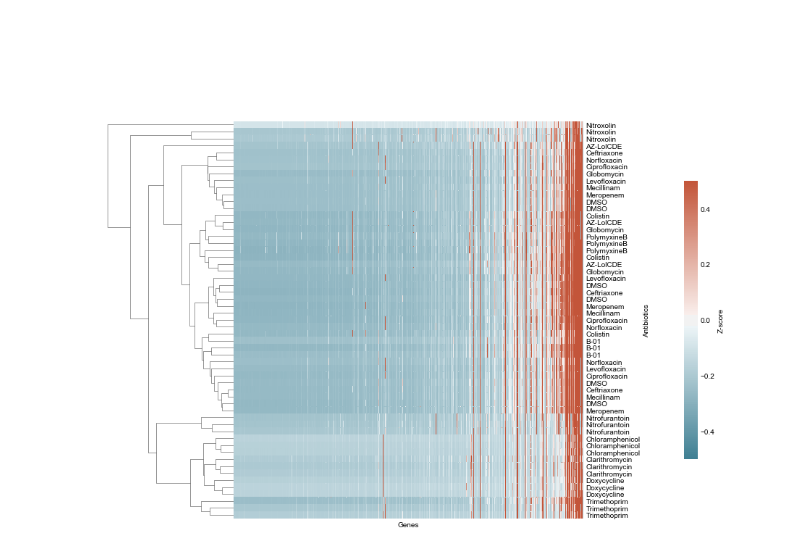
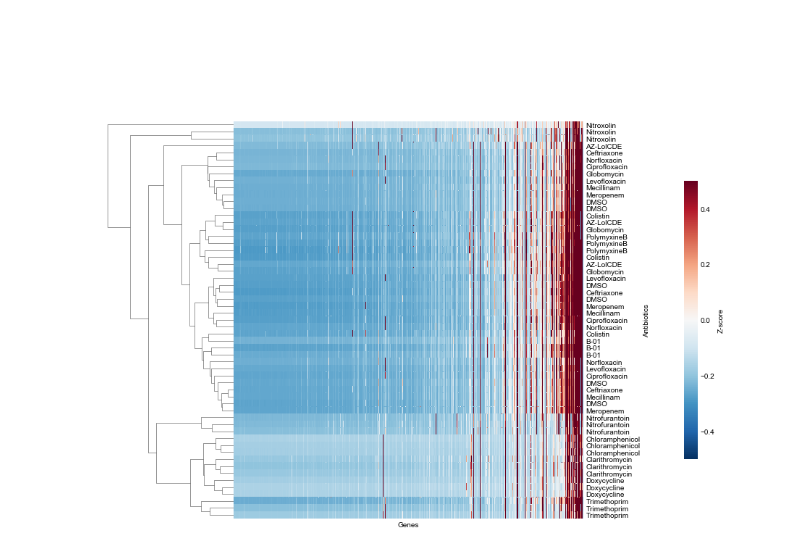
Before and after one commit to azwang10/20.440-spring-2020-project, a Jupyter notebook: code/clustermap_test.ipynb, the cells around one changed output. Drawn from its saved outputs; the diff is of its cells as text; code cells hidden in the pictures.

```diff
--- a/code/clustermap_test.ipynb
+++ b/code/clustermap_test.ipynb
@@ -1,10 +1,15 @@
 # %%
 import pandas as pd
+import numpy as np
 
+# Takes the data in GSE110137_rpkms.gct units of reads per kilobase per million mapped reads,
+# deletes the column 'NAME', and adds a title to each axis
 frame = pd.read_csv('../data/GSE110137_rpkms.gct', sep='\t', skiprows=2, index_col=1)
 del frame['NAME']
-frame.columns.names = ['Antibiotics']
-frame.index.names = ['Genes']
+frame.columns.names, frame.index.names = ['Antibiotics'], ['Genes']
+
+# Genes that are unnamed are removed
+frame = frame[np.all([frame.index != '-', frame.index != 'not available'], axis=0)]
 frame
 # %% [output]
 | Antibiotics | PDD_P2_01 | PDD_P2_02 | PDD_P2_03 | PDD_P2_04 | PDD_P2_05 | PDD_P2_06 | PDD_P2_07 | PDD_P2_09 | PDD_P2_10 | ... |
@@ -44,12 +29,14 @@ frame
 # %%
+# Sample IDs under !series_sample_id in the GSE110137_series_matrix.txt file
 cols = '"PDD_P2_18"	"PDD_P2_44"	"PDD_P2_70"	"PDD_P2_20"	"PDD_P2_46"	"PDD_P2_72"	"PDD_P2_11"	"PDD_P2_37"	"PDD_P2_63"	"PDD_P2_05"	"PDD_P2_31"	"PDD_P2_57"	"PDD_P2_21"	"PDD_P2_47"	"PDD_P2_73"	"PDD_P2_07"	"PDD_P2_33"	"PDD_P2_59"	"PDD_P2_15"	"PDD_P2_41"	"PDD_P2_67"	"PDD_P2_01"	"PDD_P2_02"	"PDD_P2_27"	"PDD_P2_28"	"PDD_P2_53"	"PDD_P2_54"	"PDD_P2_09"	"PDD_P2_35"	"PDD_P2_61"	"PDD_P2_23"	"PDD_P2_49"	"PDD_P2_75"	"PDD_P2_10"	"PDD_P2_36"	"PDD_P2_62"	"PDD_P2_14"	"PDD_P2_40"	"PDD_P2_66"	"PDD_P2_04"	"PDD_P2_30"	"PDD_P2_56"	"PDD_P2_03"	"PDD_P2_29"	"PDD_P2_55"	"PDD_P2_06"	"PDD_P2_32"	"PDD_P2_58"	"PDD_P2_24"	"PDD_P2_50"	"PDD_P2_76"	"PDD_P2_12"	"PDD_P2_38"	"PDD_P2_64"	"PDD_P2_26"	"PDD_P2_52"	"PDD_P2_78"'
 cols = cols.replace('"', '').split('\t')
 
+# Compounds tested under !Sample_title from the GSE110137_series_matrix.txt file
 compounds = '"AZ-LolCDE"	"AZ-LolCDE"	"AZ-LolCDE"	"B-01"	"B-01"	"B-01"	"Ceftriaxone"	"Ceftriaxone"	"Ceftriaxone"	"Chloramphenicol"	"Chloramphenicol"	"Chloramphenicol"	"Ciprofloxacin"	"Ciprofloxacin"	"Ciprofloxacin"	"Clarithromycin"	"Clarithromycin"	"Clarithromycin"	"Colistin"	"Colistin"	"Colistin"	"DMSO"	"DMSO"	"DMSO"	"DMSO"	"DMSO"	"DMSO"	"Doxycycline"	"Doxycycline"	"Doxycycline"	"Globomycin"	"Globomycin"	"Globomycin"	"Levofloxacin"	"Levofloxacin"	"Levofloxacin"	"Mecillinam"	"Mecillinam"	"Mecillinam"	"Meropenem"	"Meropenem"	"Meropenem"	"Nitrofurantoin"	"Nitrofurantoin"	"Nitrofurantoin"	"Nitroxolin"	"Nitroxolin"	"Nitroxolin"	"Norfloxacin"	"Norfloxacin"	"Norfloxacin"	"PolymyxineB"	"PolymyxineB"	"PolymyxineB"	"Trimethoprim"	"Trimethoprim"	"Trimethoprim"'
 compounds = compounds.replace('"', '').split('\t')
 
+# Renames the titles in the original DataFrame with the compound names
 col_dict = dict(zip(cols, compounds))
-frame = frame.rename(columns=col_dict)
-frame = frame.T
-frame
+rpkm = frame.rename(columns=col_dict)
+rpkm
 # %% [output]
@@ -74,0 +57,6 @@ frame
+# %%
+from scipy.stats import zscore
+
+# Calcuates the z-score for each gene relative to all other genes in a sample
+z = rpkm.apply(zscore).T
+z
@@ -79,15 +88,20 @@ matplotlib.rcParams['font.sans-serif'] = 'Arial'
 # %%
 import matplotlib.pyplot as plt
 import seaborn as sns
 
-cmap = sns.diverging_palette(220, 20, as_cmap=True)
+# Clusters each condition by euclidean distance. Please see
+# https://seaborn.pydata.org/generated/seaborn.clustermap.html
+# for more documentation
+h = sns.clustermap(z, figsize=(13, 10), col_cluster=False, cmap='RdBu_r', yticklabels=True, xticklabels=False,
+                   cbar_kws={'pad': 0.19, 'shrink': 0.7, 'label': 'Z-score'},
+                   cbar_pos=None, cbar=True, vmin=-0.5, vmax=0.5)
 
-h = sns.clustermap(frame, figsize=(13, 10), z_score=0, col_cluster=False, cmap=cmap,
-               vmin=-0.5, vmax=0.5, yticklabels=True, xticklabels=False, cbar_pos=None,
-               cbar=True, cbar_kws={'pad': 0.19, 'shrink': 0.7, 'label': 'Z-score'})
+# Removes all tick lines in the figure
 for i in h.fig.axes:
     i.tick_params(size=0)
+
+# Saves figure to as clustermap_test.png
 plt.savefig('../figures/clustermap_test.png', dpi=300)
 plt.show()
 # %% [output]
-[figure, old version]
+[figure, new version]
```
Also changed, not shown: parts of 5 cells of this notebook, 2 other files.
